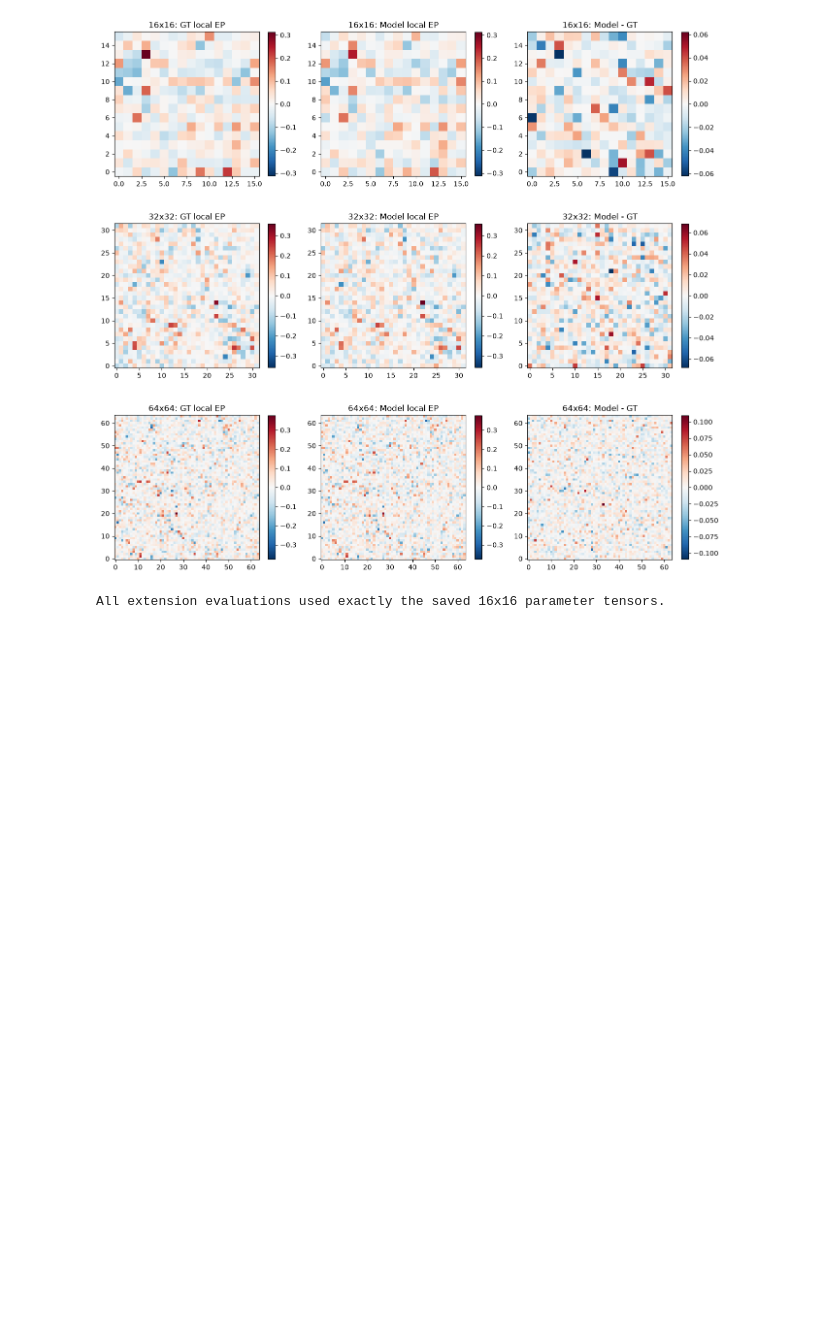
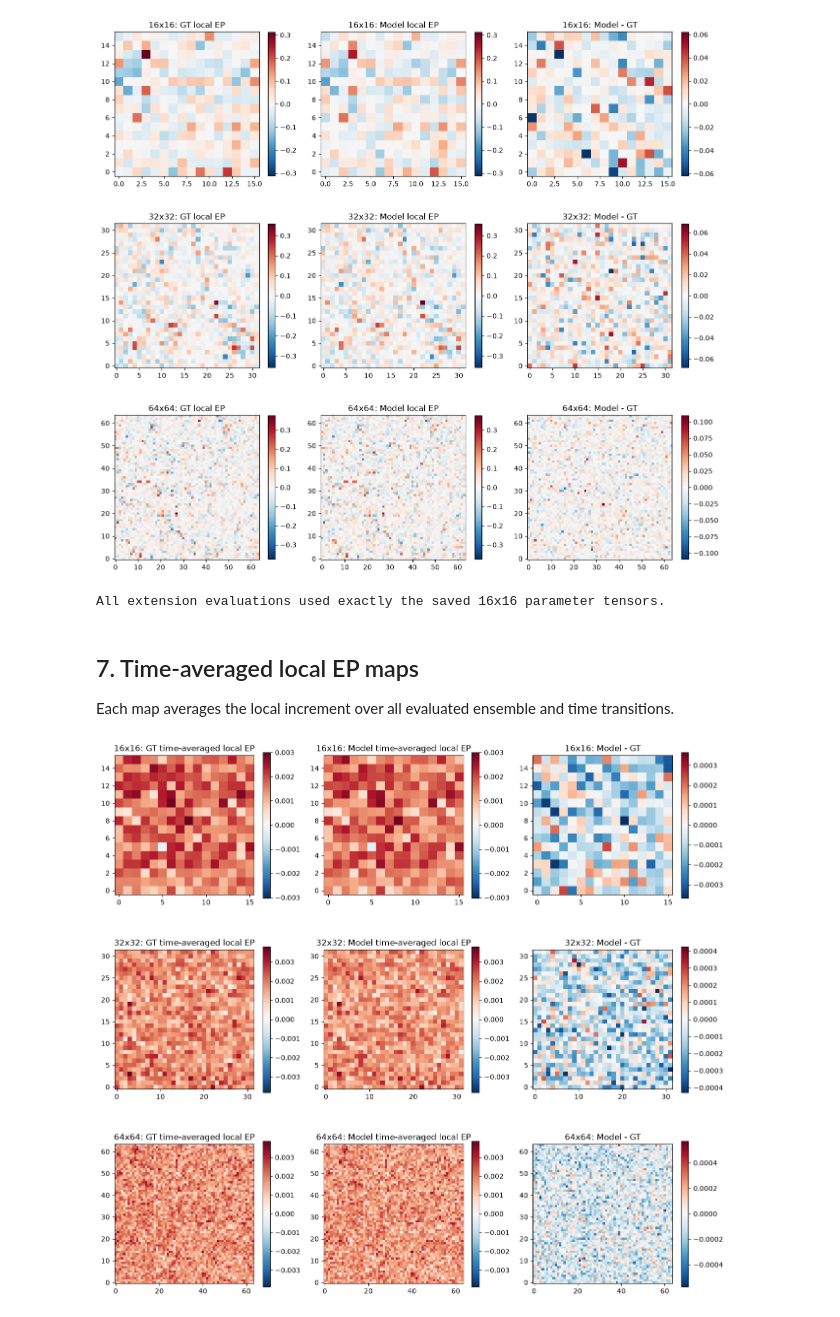
Before and after one commit to 2DHvN/KNEEP, a Jupyter notebook: demos/saou_extension.ipynb, the cells around one changed output. Cells and saved outputs as stored; diff of their text form; code cells hidden in the pictures; blank space fills up the shorter version.

```diff
--- a/demos/saou_extension.ipynb
+++ b/demos/saou_extension.ipynb
@@ -144,11 +140,31 @@ def evaluate_extension(L, n_frames=TEST_FRAMES, n_ensembles=TEST_ENSEMBLES):
     operators = saou._build_operators(config)
     gt_first_map = ((saou.irreversible_velocity(0.5 * (first + second), operators, config.omega0)
         * (second - first)).sum(dim=-1) / config.temperature).cpu().numpy()
+
+    # Average local increments over every evaluated transition without retaining all maps.
+    pred_time_sum = np.zeros((L, L), dtype=np.float64)
+    gt_time_sum = np.zeros((L, L), dtype=np.float64)
+    transitions_per_ensemble = video.shape[1] - 1
+    map_batch_size = TRAINING.prediction_batch_size
+    for ensemble_index in range(video.shape[0]):
+        for start in range(0, transitions_per_ensemble, map_batch_size):
+            stop = min(start + map_batch_size, transitions_per_ensemble)
+            pair_video = video[ensemble_index:ensemble_index + 1, start:stop + 1]
+            branch_maps = predict_epr_branch_maps(training_result, pair_video, map_batch_size, DEVICE)
+            pred_time_sum += branch_maps.sum(axis=(0, 1)) / train_sites
+            batch_first = video[ensemble_index, start:stop].to(DEVICE, dtype=torch.float64).permute(0, 2, 3, 1)
+            batch_second = video[ensemble_index, start + 1:stop + 1].to(DEVICE, dtype=torch.float64).permute(0, 2, 3, 1)
+            gt_time_sum += ((saou.irreversible_velocity(0.5 * (batch_first + batch_second), operators, config.omega0)
+                * (batch_second - batch_first)).sum(dim=-1) / config.temperature).sum(dim=0).cpu().numpy()
+    map_count = video.shape[0] * transitions_per_ensemble
+    pred_time_average_map = pred_time_sum / map_count
+    gt_time_average_map = gt_time_sum / map_count
     result = dict(
         L=L, sites=test_sites, area_factor=area_factor,
         native_total=native_total, pred_total=pred_total, gt_total=gt_total,
         pred_density=pred_total / test_sites, gt_density=gt_total / test_sites,
         pred_first_map=pred_first_map, gt_first_map=gt_first_map,
+        pred_time_average_map=pred_time_average_map, gt_time_average_map=gt_time_average_map,
         r2=r2_score(gt_total, pred_total),
     )
 
@@ -275,3 +291,31 @@ print('All extension evaluations used exactly the saved 16x16 parameter tensors.
 # %% [output]
 [figure]
 All extension evaluations used exactly the saved 16x16 parameter tensors.
+# %% [markdown]
+## 7. Time-averaged local EP maps
+
+Each map averages the local increment over all evaluated ensemble and time transitions.
+# %%
+fig, axes = plt.subplots(len(TEST_SIZES), 3, figsize=(13, 4 * len(TEST_SIZES)), squeeze=False)
+for row, L in enumerate(TEST_SIZES):
+    result = extension_results[L]
+    gt_map = result['gt_time_average_map']
+    pred_map = result['pred_time_average_map']
+    diff_map = pred_map - gt_map
+    vmax = max(np.abs(gt_map).max(), np.abs(pred_map).max(), 1e-12)
+    diff_vmax = max(np.abs(diff_map).max(), 1e-12)
+    panels = [
+        (gt_map, -vmax, vmax, 'GT time-averaged local EP'),
+        (pred_map, -vmax, vmax, 'Model time-averaged local EP'),
+        (diff_map, -diff_vmax, diff_vmax, 'Model - GT'),
+    ]
+    for col, (array, vmin, vmax_panel, title) in enumerate(panels):
+        image = axes[row, col].imshow(
+            array.T, origin='lower', cmap='RdBu_r', vmin=vmin, vmax=vmax_panel,
+        )
+        axes[row, col].set_title(f'{L}x{L}: {title}')
+        fig.colorbar(image, ax=axes[row, col], shrink=0.8)
+plt.tight_layout()
+plt.show()
+# %% [output]
+[figure, added]
```
Also changed, not shown: parts of 3 cells of this notebook, 1 other file.
